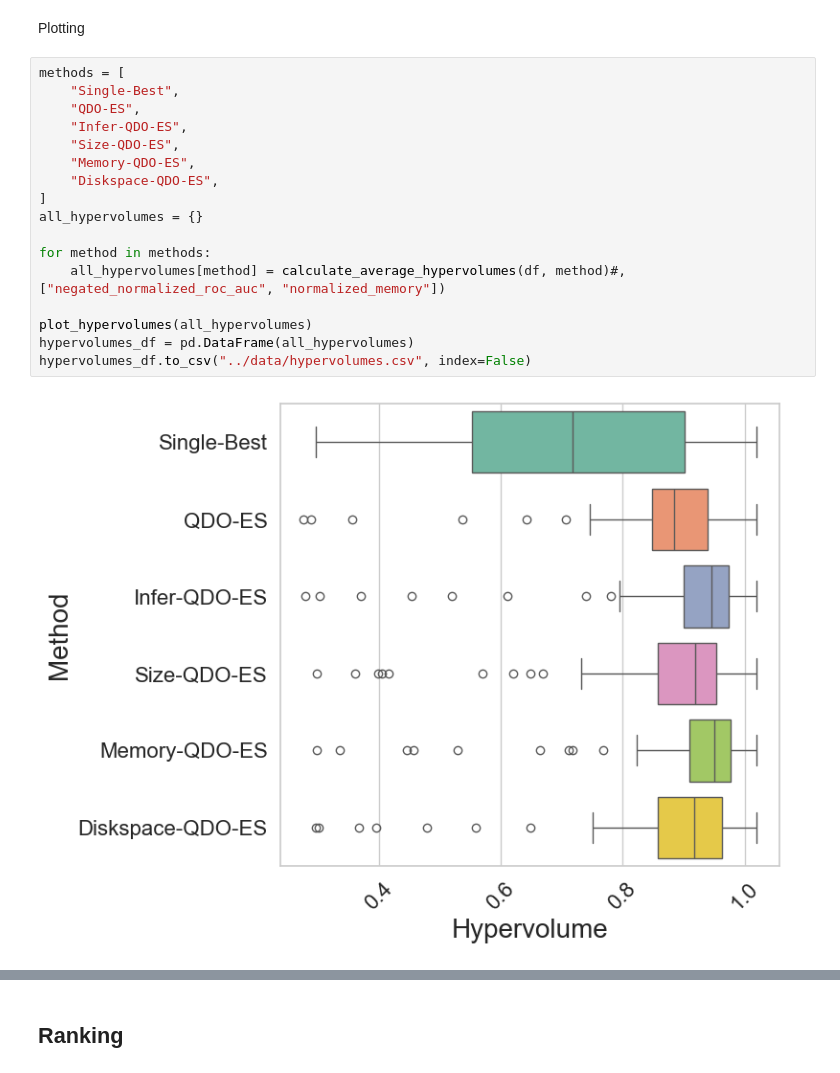
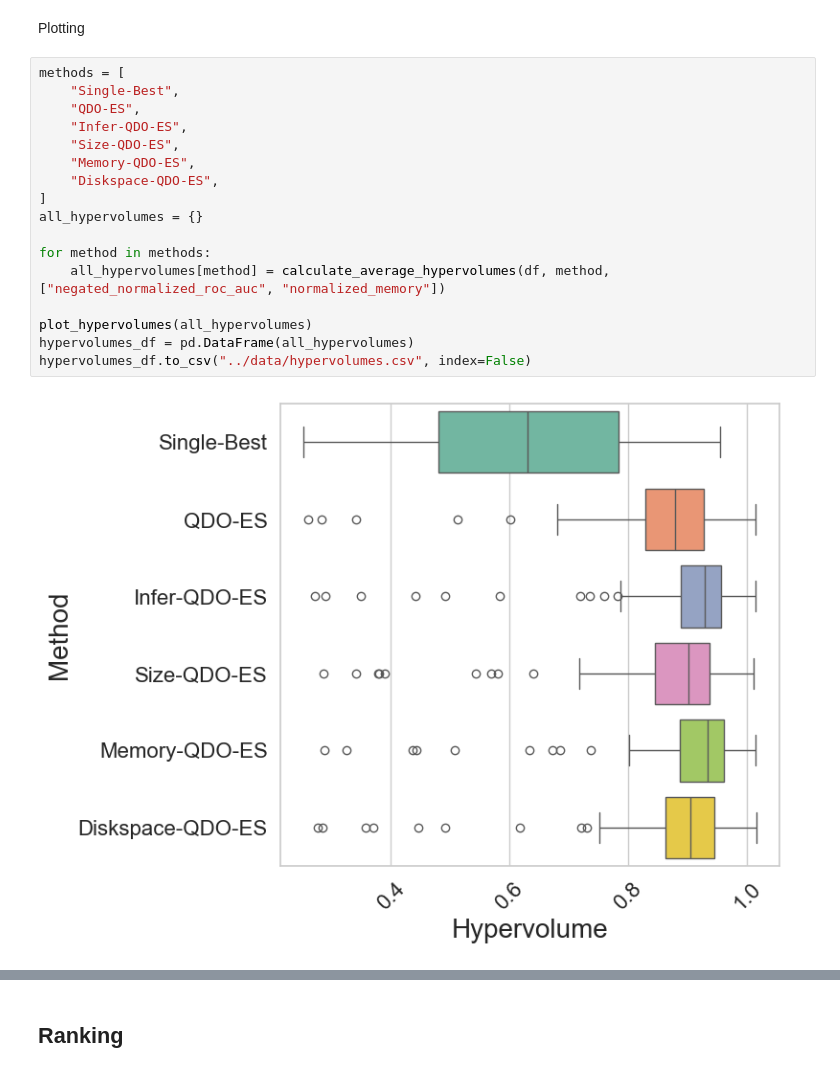
Before and after one commit to Atraxus/HA-ES, a Jupyter notebook: haes/plotting.ipynb, the cells around one changed output, grey strips where cells are left out. Cells and saved outputs as stored; diff of their text form.

Commit message:
Multi-GES and plotting update

```diff
--- a/haes/plotting.ipynb
+++ b/haes/plotting.ipynb
@@ -635,22 +637,22 @@ Plotting
 # %%
 methods = [
     "Single-Best",
     "QDO-ES",
     "Infer-QDO-ES",
     "Size-QDO-ES",
     "Memory-QDO-ES",
     "Diskspace-QDO-ES",
 ]
 all_hypervolumes = {}
 
 for method in methods:
-    all_hypervolumes[method] = calculate_average_hypervolumes(df, method)#, ["negated_normalized_roc_auc", "normalized_memory"])
+    all_hypervolumes[method] = calculate_average_hypervolumes(df, method, ["negated_normalized_roc_auc", "normalized_memory"])
 
 plot_hypervolumes(all_hypervolumes)
 hypervolumes_df = pd.DataFrame(all_hypervolumes)
 hypervolumes_df.to_csv("../data/hypervolumes.csv", index=False)
 # %% [output]
-[figure, old version]
+[figure, new version]
 # %%
 data = []
 for method, tasks in all_hypervolumes.items():
```
Also changed, not shown: parts of 3 cells of this notebook, 12 other files.
